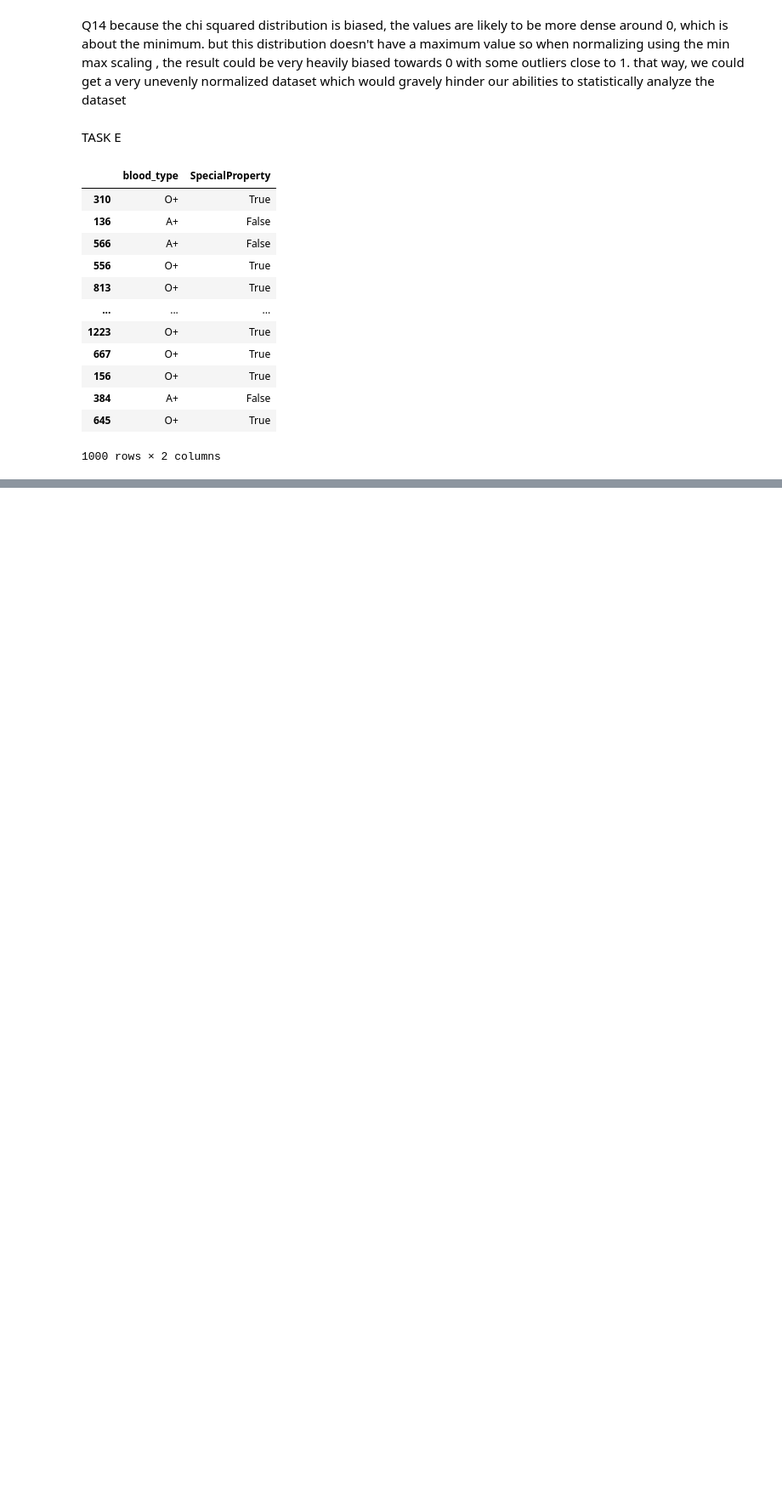
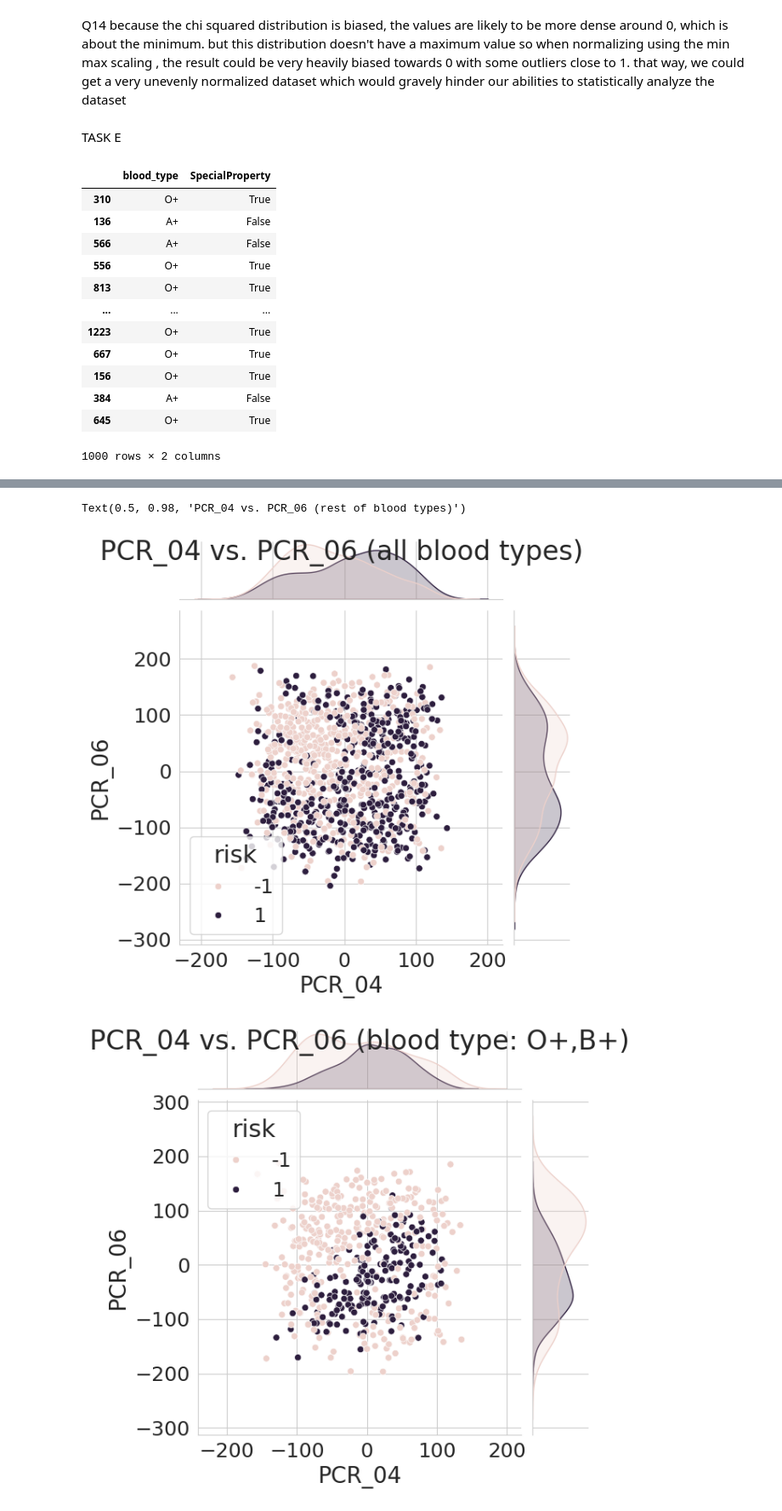
Before and after one commit to Shayshoon/ML_1, a Jupyter notebook: HW1_template.ipynb, the cells around one changed output, grey strips where cells are left out. Shown at 85% size. Drawn from its saved outputs; the diff is of its cells as text; code cells hidden in the pictures; blank space fills up the shorter version.

```diff
--- a/HW1_template.ipynb
+++ b/HW1_template.ipynb
@@ -458,0 +502,15 @@ test_df.drop(columns=['blood_type'])
+# %%
+sns.set_style("whitegrid")
+p1 = sns.jointplot(data=train_df, x="PCR_04", y="PCR_06", hue="risk")
+p1.fig.suptitle("PCR_04 vs. PCR_06 (all blood types)")
+
+p2 = sns.jointplot(data=train_df[train_df.SpecialProperty == True], x="PCR_04", y="PCR_06", hue="risk")
+p2.fig.suptitle("PCR_04 vs. PCR_06 (blood type: O+,B+)")
+
+
+p3 = sns.jointplot(data=train_df[train_df.SpecialProperty == False], x="PCR_04", y="PCR_06", hue="risk")
+p3.fig.suptitle("PCR_04 vs. PCR_06 (rest of blood types)")
+# %% [output]
+Text(0.5, 0.98, 'PCR_04 vs. PCR_06 (rest of blood types)')
+[figure, added]
+[figure, added]
```
Also changed, not shown: parts of 12 cells of this notebook.
